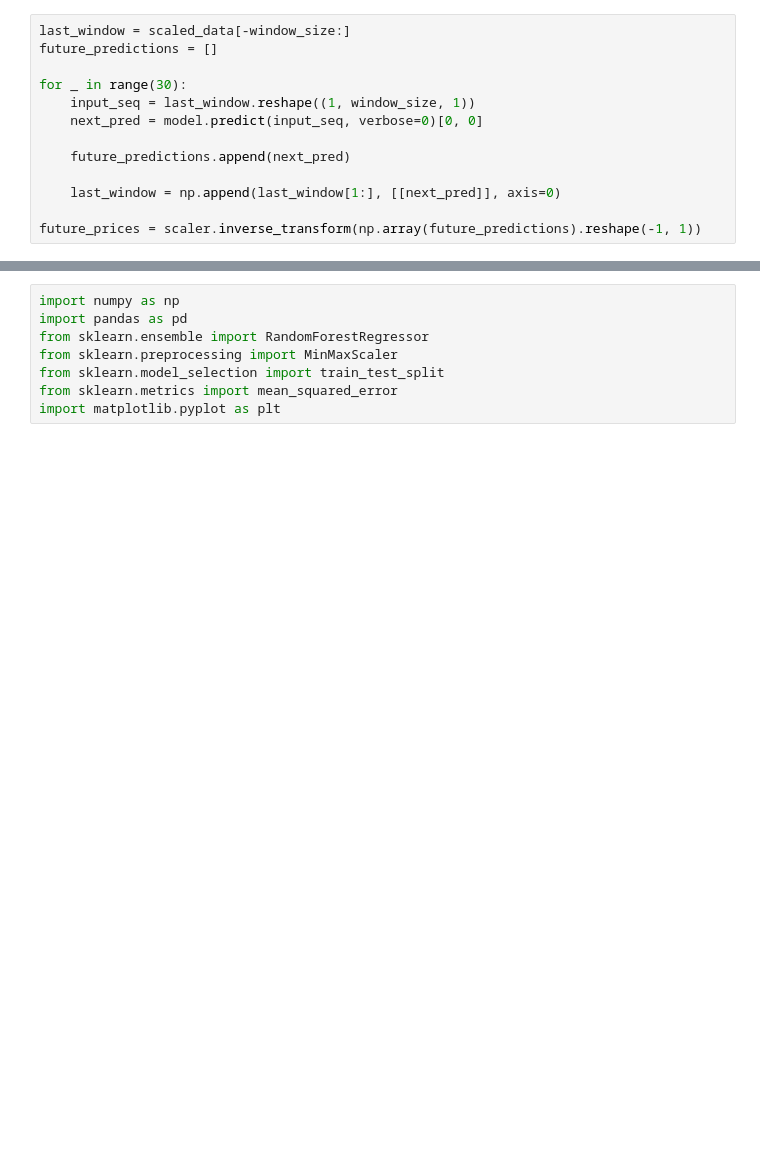
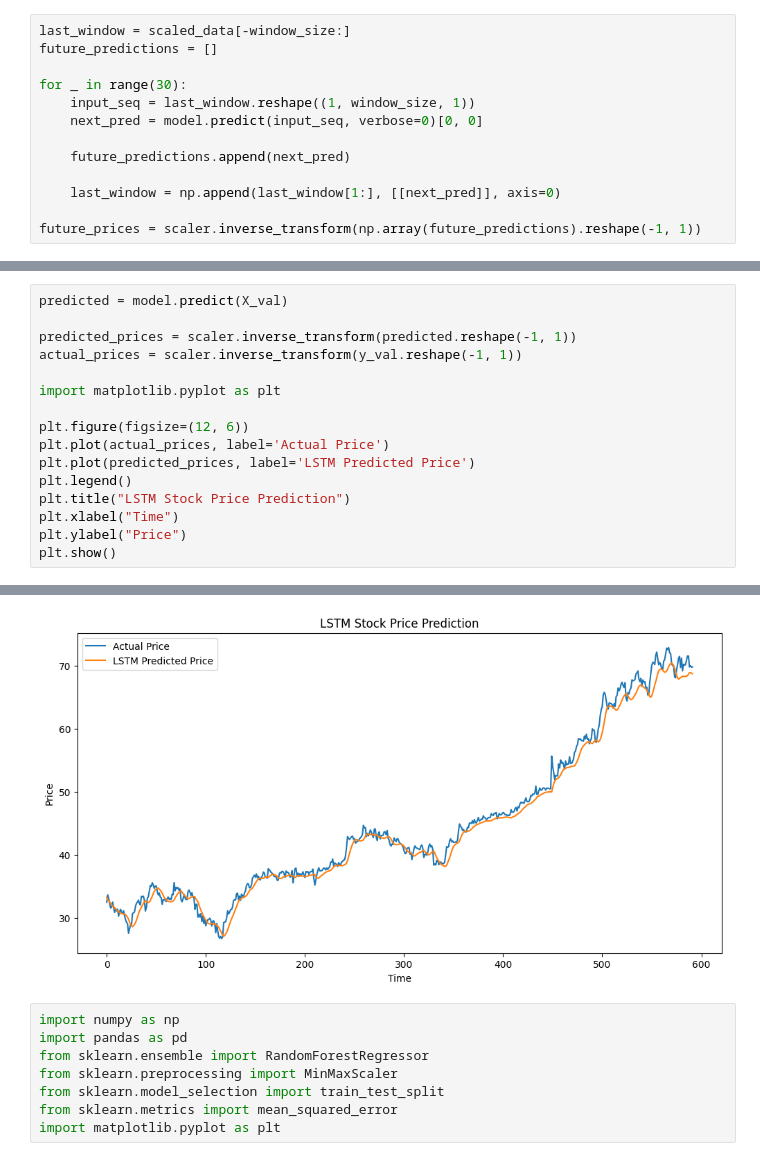
Before and after one commit to BharatSindhi/Time-Series-Stock-Markets, a Jupyter notebook: model.ipynb, the cells around one changed output, grey strips where cells are left out. Saved outputs shown, nothing was run; the diff lists cells and outputs as text; blank space fills up the shorter version.

```diff
--- a/model.ipynb
+++ b/model.ipynb
@@ -398,0 +389,17 @@ plt.show()
+# %%
+predicted = model.predict(X_val)
+
+predicted_prices = scaler.inverse_transform(predicted.reshape(-1, 1))
+actual_prices = scaler.inverse_transform(y_val.reshape(-1, 1))
+
+import matplotlib.pyplot as plt
+
+plt.figure(figsize=(12, 6))
+plt.plot(actual_prices, label='Actual Price')
+plt.plot(predicted_prices, label='LSTM Predicted Price')
+plt.legend()
+plt.title("LSTM Stock Price Prediction")
+plt.xlabel("Time")
+plt.ylabel("Price")
+plt.show()
+# %% [output]
@@ -399,3 +407,4 @@ plt.show()
+[figure, added]
 # %%
 import numpy as np
 import pandas as pd
```
Also changed, not shown: parts of 6 cells of this notebook, 3 other files.
